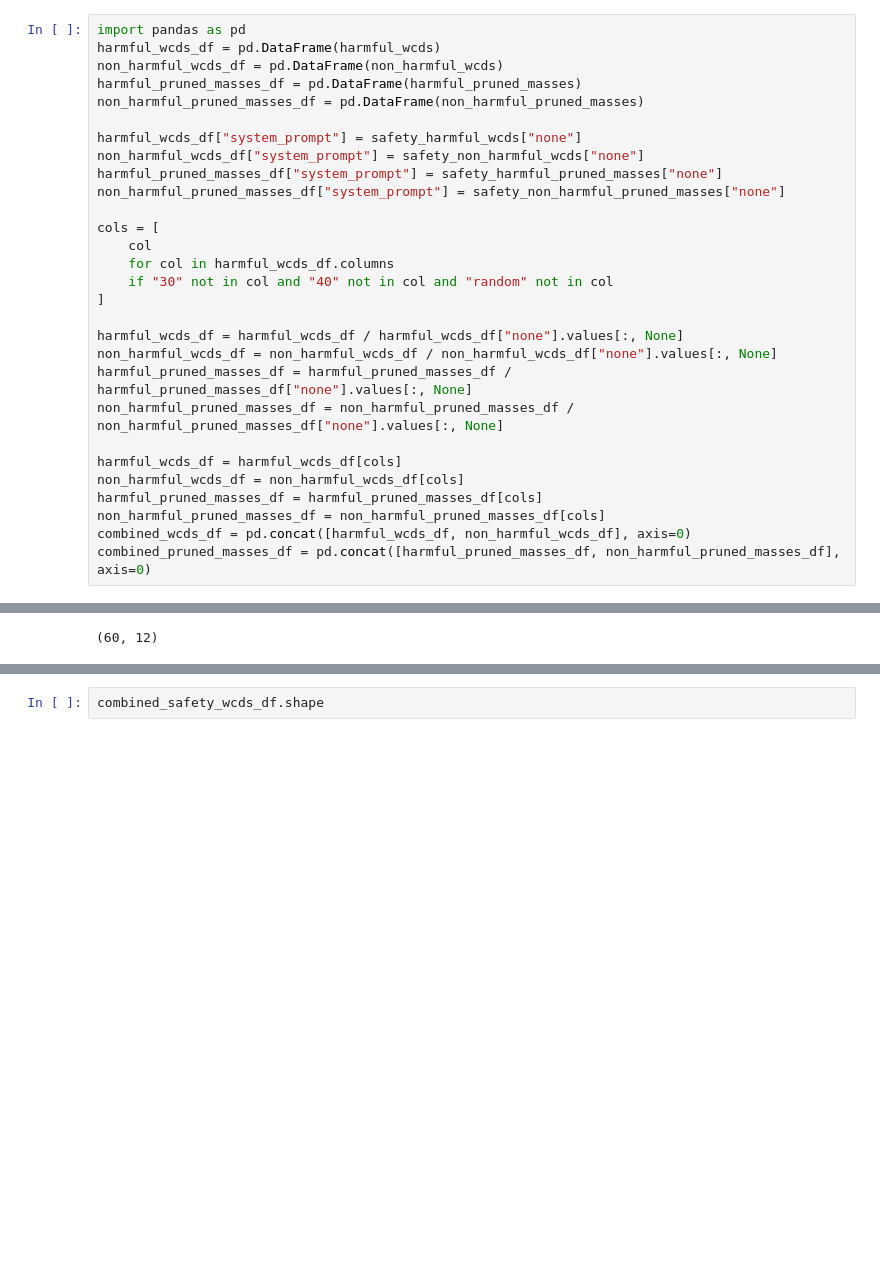
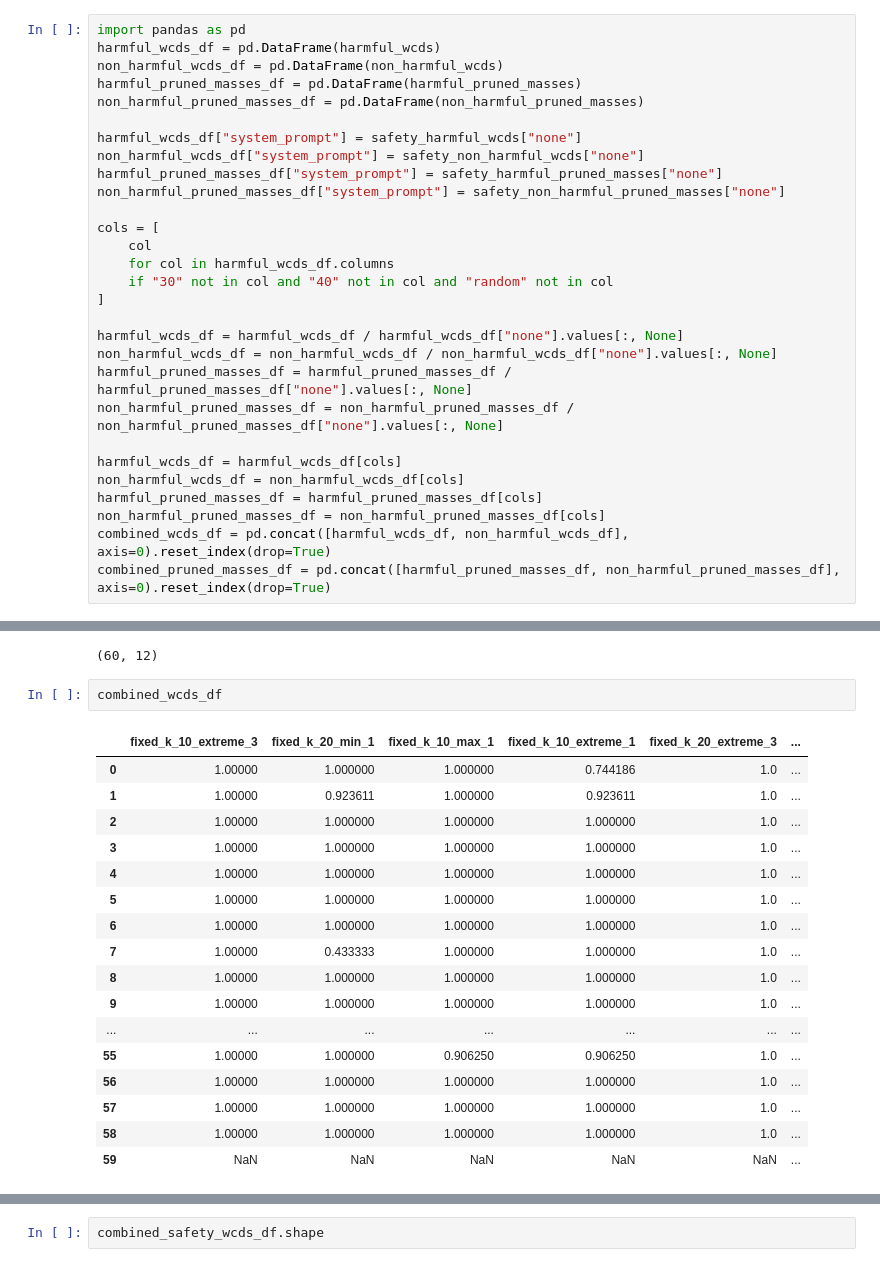
Before and after one commit to OmerBelsky/GRD, a Jupyter notebook: result_tables.ipynb, the cells around one changed output, grey strips where cells are left out. Cells and saved outputs as stored; diff of their text form; blank space fills up the shorter version.

```diff
--- a/result_tables.ipynb
+++ b/result_tables.ipynb
@@ -154,12 +154,32 @@ harmful_wcds_df = harmful_wcds_df[cols]
 non_harmful_wcds_df = non_harmful_wcds_df[cols]
 harmful_pruned_masses_df = harmful_pruned_masses_df[cols]
 non_harmful_pruned_masses_df = non_harmful_pruned_masses_df[cols]
-combined_wcds_df = pd.concat([harmful_wcds_df, non_harmful_wcds_df], axis=0)
-combined_pruned_masses_df = pd.concat([harmful_pruned_masses_df, non_harmful_pruned_masses_df], axis=0)
+combined_wcds_df = pd.concat([harmful_wcds_df, non_harmful_wcds_df], axis=0).reset_index(drop=True)
+combined_pruned_masses_df = pd.concat([harmful_pruned_masses_df, non_harmful_pruned_masses_df], axis=0).reset_index(drop=True)
 # %%
 combined_wcds_df.shape
 # %% [output]
 (60, 12)
+# %%
+combined_wcds_df
+# %% [output]
+|  | fixed_k_10_extreme_3 | fixed_k_20_min_1 | fixed_k_10_max_1 | fixed_k_10_extreme_1 | fixed_k_20_extreme_3 | ... |
+| 0 | 1.00000 | 1.000000 | 1.000000 | 0.744186 | 1.0 | ... |
+| 1 | 1.00000 | 0.923611 | 1.000000 | 0.923611 | 1.0 | ... |
+| 2 | 1.00000 | 1.000000 | 1.000000 | 1.000000 | 1.0 | ... |
+| 3 | 1.00000 | 1.000000 | 1.000000 | 1.000000 | 1.0 | ... |
+| 4 | 1.00000 | 1.000000 | 1.000000 | 1.000000 | 1.0 | ... |
+| 5 | 1.00000 | 1.000000 | 1.000000 | 1.000000 | 1.0 | ... |
+| 6 | 1.00000 | 1.000000 | 1.000000 | 1.000000 | 1.0 | ... |
+| 7 | 1.00000 | 0.433333 | 1.000000 | 1.000000 | 1.0 | ... |
+| 8 | 1.00000 | 1.000000 | 1.000000 | 1.000000 | 1.0 | ... |
+| 9 | 1.00000 | 1.000000 | 1.000000 | 1.000000 | 1.0 | ... |
+| ... | ... | ... | ... | ... | ... | ... |
+| 55 | 1.00000 | 1.000000 | 0.906250 | 0.906250 | 1.0 | ... |
+| 56 | 1.00000 | 1.000000 | 1.000000 | 1.000000 | 1.0 | ... |
+| 57 | 1.00000 | 1.000000 | 1.000000 | 1.000000 | 1.0 | ... |
+| 58 | 1.00000 | 1.000000 | 1.000000 | 1.000000 | 1.0 | ... |
+| 59 | NaN | NaN | NaN | NaN | NaN | ... |
 # %%
 import pandas as pd
 safety_harmful_wcds_df = pd.DataFrame(safety_harmful_wcds)
```
Also changed, not shown: parts of 6 cells of this notebook.
